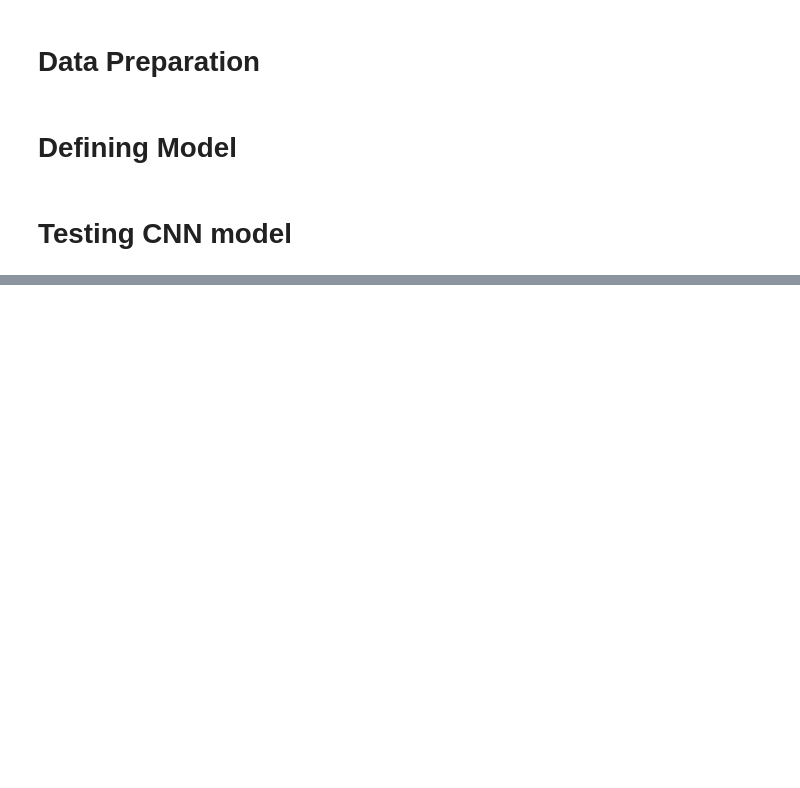
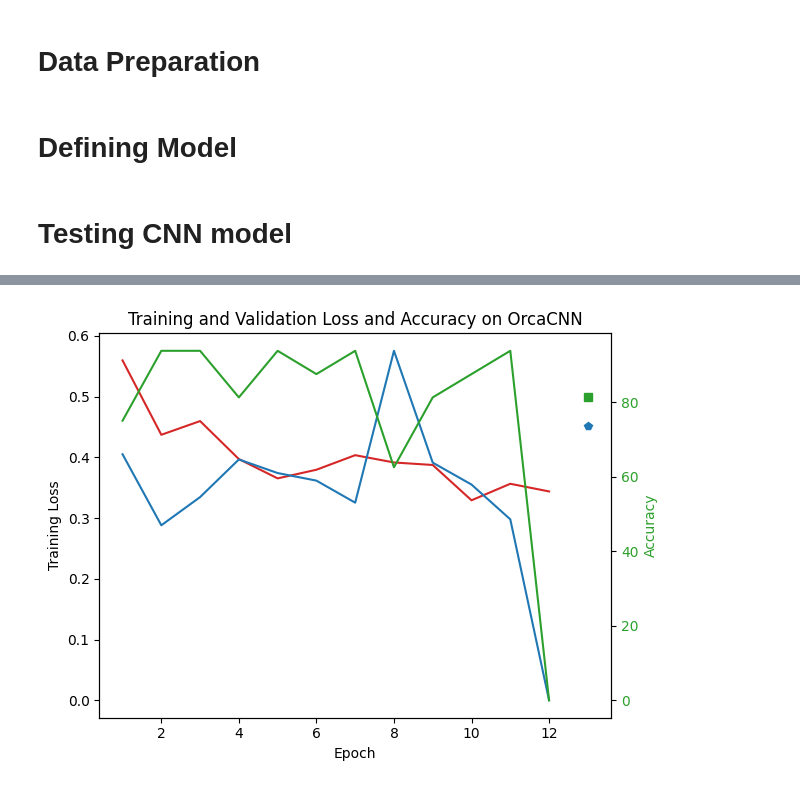
Before and after one commit to Denolle-Lab/OrcaSeis, a Jupyter notebook: cnn_pytorch.ipynb, the cells around one changed output, grey strips where cells are left out. Drawn from its saved outputs; the diff is of its cells as text; code cells hidden in the pictures; blank space fills up the shorter version.

```diff
--- a/cnn_pytorch.ipynb
+++ b/cnn_pytorch.ipynb
@@ -382,5 +382,7 @@ for index, row in data_df.iterrows():
 
 data_tensor = torch.tensor(data)
 labels_tensor = torch.tensor(labels, dtype=torch.long)
+# %%
+labels_tensor = labels_tensor.long()
 # %%
 plt.figure(figsize=(14, 5))
@@ -426,0 +428,8 @@ data.shape
+# %%
+# expects: input[8, 1, 1025] [batch_size, num_channels, sequence_length]
+
+model = OrcaCNN(num_classes=2, num_channels=num_channels,dropout_rate=dropout).to(device)  # Use 'cuda' if you have a GPU available
+
+loss_time, val_loss_time, val_accuracy_time, test_loss, test_accuracy = train_model(model,
+    train_loader,val_loader,test_loader,n_epochs=n_epochs,learning_rate=learning_rate,
+    criterion=criterion,augmentation=False)
@@ -426,0 +439,20 @@ data.shape
+# %%
+NN = np.count_nonzero(loss_time)
+fig, ax1 = plt.subplots()
+ax1.set_xlabel('Epoch')
+ax1.set_ylabel('Training Loss')
+ax1.plot(np.arange(1, NN+1), loss_time[:NN], color='tab:red')
+ax1.plot(np.arange(1, NN+1), val_loss_time[:NN], color='tab:blue')
+ax1.plot(NN+1, test_loss, 'p', color='tab:blue')
+# ax1.tick_params(axis='y', labelcolor='tab:blue')
+ax2 = ax1.twinx()
+ax2.set_ylabel('Accuracy', color='tab:green')
+ax2.plot(np.arange(1, NN+1), val_accuracy_time[:NN], color='tab:green')
+ax2.plot(NN+1, test_accuracy, 's', color='tab:green')
+ax2.tick_params(axis='y', labelcolor='tab:green')
+plt.title("Training and Validation Loss and Accuracy on OrcaCNN")
+fig.tight_layout()
+plt.show()
+# plt.savefig("OrcaCNN.png")
+# %% [output]
+[figure, added]
```
Also changed, not shown: parts of 22 cells of this notebook, 1 other file.
